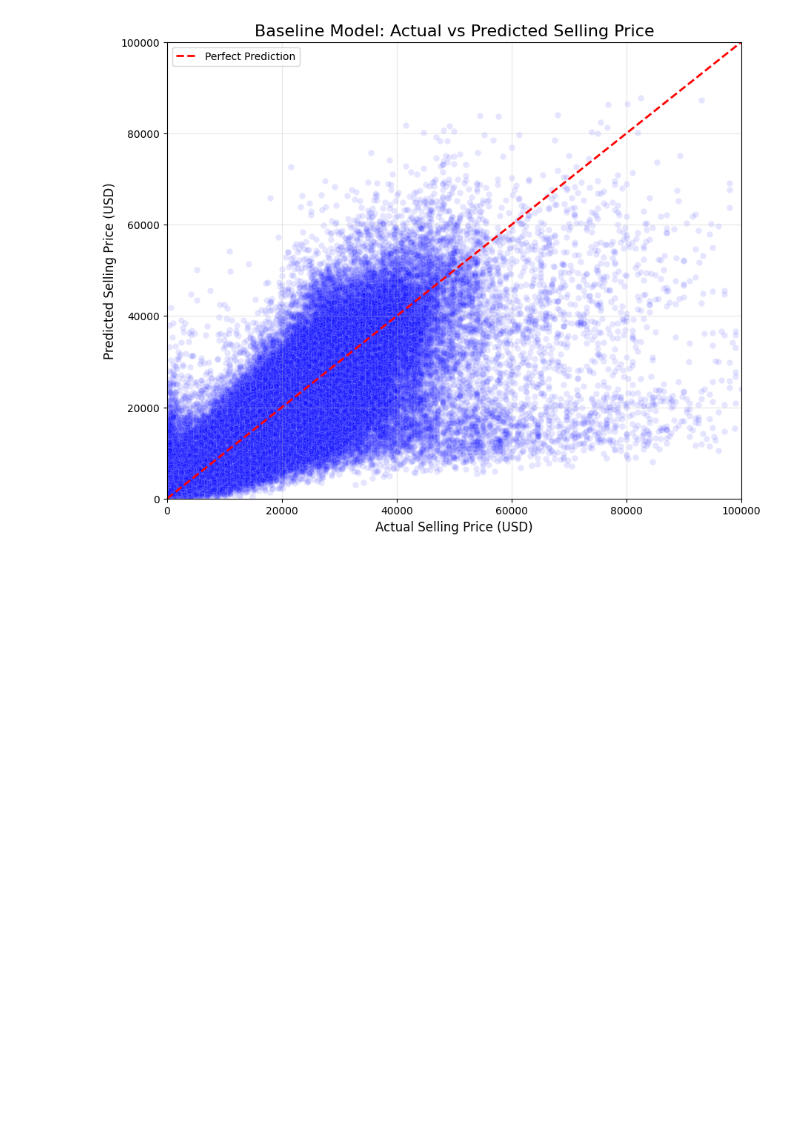
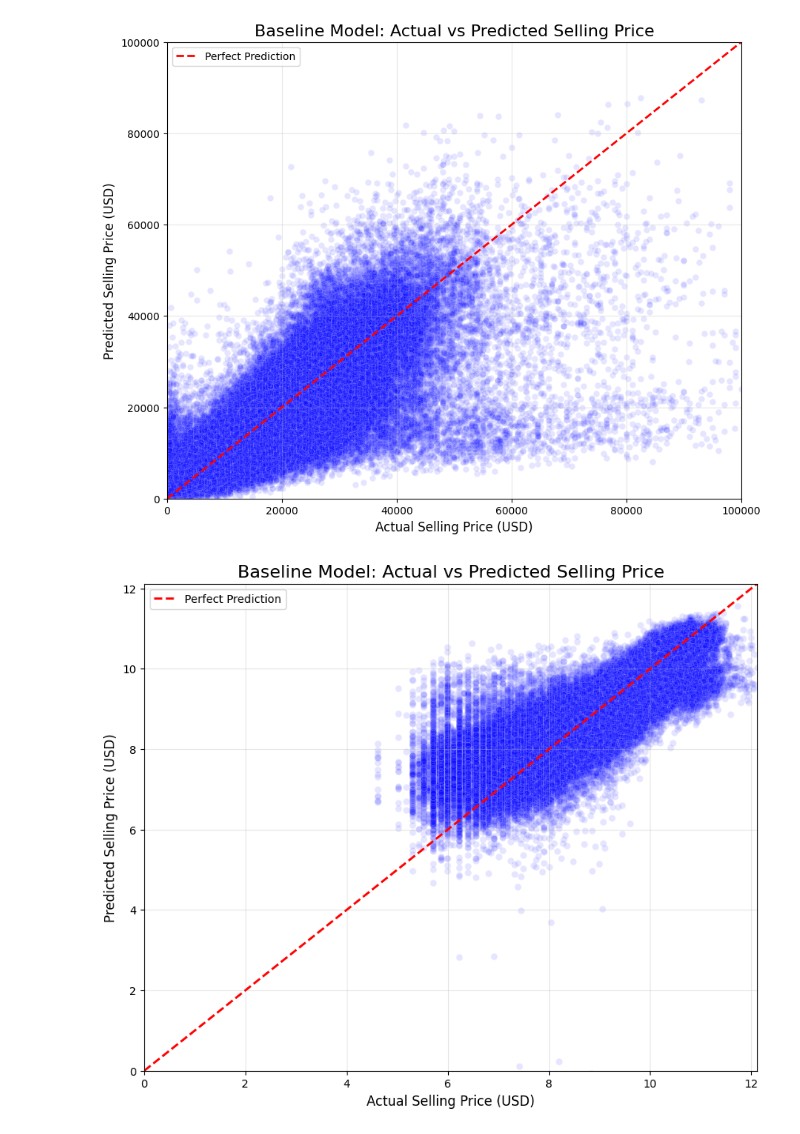
Before and after one commit to ArtemDziuba/UsedCarPricePredictionSystemMLOps, a Jupyter notebook: notebooks/data-01.ipynb, the cells around one changed output. Drawn from its saved outputs; the diff is of its cells as text; code cells hidden in the pictures; blank space fills up the shorter version.

```diff
--- a/notebooks/data-01.ipynb
+++ b/notebooks/data-01.ipynb
@@ -347,3 +347,55 @@ plt.grid(True, alpha=0.3)
 plt.show()
 # %% [output]
 [figure]
+# %%
+import pandas as pd
+import numpy as np
+import seaborn as sns
+import matplotlib.pyplot as plt
+import joblib
+
+# 1. Load Data and Model
+# (Assuming your notebook is inside a 'notebooks/' folder at the root level)
+df = pd.read_parquet('C:/Users/artem/Downloads/MLOps/Used Car Project/data/processed/num_dataset.parquet')
+model = joblib.load('C:/Users/artem/Downloads/MLOps/Used Car Project/models/baseline.pkl')
+expected_columns = pd.read_pickle('C:/Users/artem/Downloads/MLOps/Used Car Project/models/expected_columns.pkl')
+
+X = X.reindex(columns=expected_columns, fill_value=0)
+# 2. Separate Features (X) and Target (y)
+# X = df.drop(columns=['sellingprice'])
+y_true = np.log1p(df['sellingprice'])
+# 3. Generate Predictions
+y_pred = (model.predict(X))
+
+# ==========================================
+# EXPONENTIAL TRANSFORMATION (Read Note)
+# ==========================================
+# If you log-transformed your target during training (e.g., np.log1p),
+# uncomment the line below to convert predictions back to dollars (np.expm1).
+# Since our current pipeline uses raw dollars, leave this commented out!
+
+# y_pred = np.expm1(y_pred)
+# ==========================================
+
+# 4. Plot Actual vs. Predicted using Seaborn
+plt.figure(figsize=(10, 8))
+
+# Use a scatter plot with high transparency (alpha) to handle dense data points
+sns.scatterplot(x=y_true, y=y_pred, alpha=0.1, color="blue")
+
+# Add a red diagonal line showing where "Perfect Predictions" would fall
+max_val = min(y_true.max(), 100000) # Cap the chart at 100k for readability
+plt.plot([0, max_val], [0, max_val], color='red', linestyle='--', linewidth=2, label='Perfect Prediction')
+
+# Formatting
+plt.xlim(0, max_val)
+plt.ylim(0, max_val)
+plt.title('Baseline Model: Actual vs Predicted Selling Price', fontsize=16)
+plt.xlabel('Actual Selling Price (USD)', fontsize=12)
+plt.ylabel('Predicted Selling Price (USD)', fontsize=12)
+plt.legend()
+plt.grid(True, alpha=0.3)
+
+plt.show()
+# %% [output]
+[figure, added]
```
Also changed, not shown: parts of 2 cells of this notebook, 10 other files.
